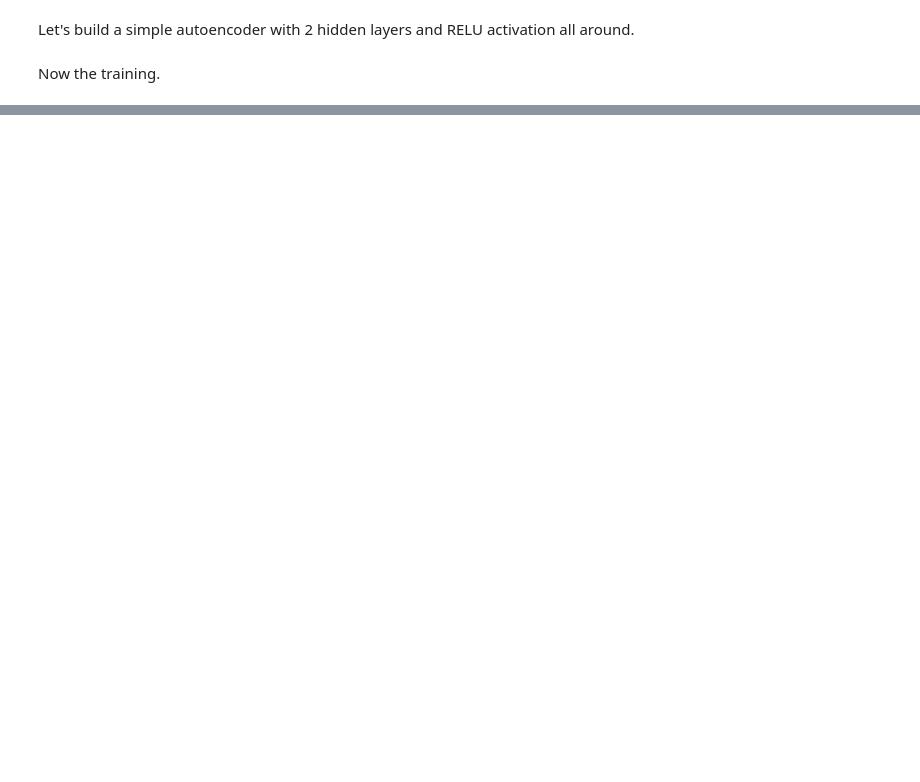
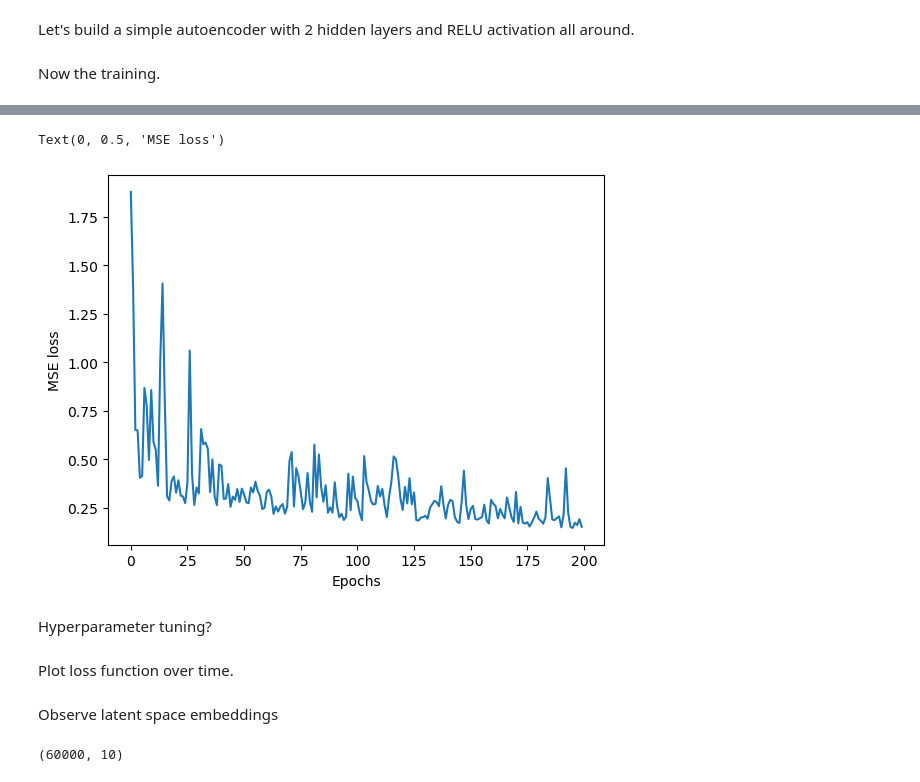
Before and after one commit to eddykang06/cfu_prediction, a Jupyter notebook: autoencoder.ipynb, the cells around one changed output, grey strips where cells are left out. Drawn from its saved outputs; the diff is of its cells as text; code cells hidden in the pictures; blank space fills up the shorter version.

Commit message:
trained AE on raw data

```diff
--- a/autoencoder.ipynb
+++ b/autoencoder.ipynb
@@ -42,9 +51,10 @@ sc_data = pd.concat(sc_dfs, axis = 1, join = "outer")
 sc_data.fillna(0, inplace = True)
 
 # Convert to torch tensor
-sc_data = torch.tensor(sc_data.values)
+sc_data = torch.tensor(sc_data.values).T
 
 # Check dims and other stats*
-print(f"# Genes : {sc_data.shape[0]}")
-print(f"# Cells : {sc_data.shape[1]}")
+print(f"Data dims : {sc_data.shape}")
+print(f"# Cells   : {sc_data.shape[0]}")
+print(f"# Genes   : {sc_data.shape[1]}")
 # %% [output]
@@ -70,7 +92,7 @@ class simpleAE(nn.Module):
         self.enc_latent = nn.Linear(h2, latent_dim)
         # Decoder layers
         self.dec_fc1    = nn.Linear(latent_dim, h2)
-        self.dec_fc2    = nn.Linear(latent_dim, h2)
+        self.dec_fc2    = nn.Linear(h2, h1)
         self.dec_out    = nn.Linear(h1, input_dim)
 
     def encode(self, x):
@@ -94,7 +116,7 @@ class simpleAE(nn.Module):
 # %% [markdown]
 Now the training.
 # %%
-def train_ae(model, X, epochs, batch_size = 200, lr = 1e-3):
+def train_ae(model, X, epochs, batch_size = 64, lr = 1e-3):
 
     # Define dataset and batches
     dataset = TensorDataset(X)
@@ -117,7 +139,7 @@ def train_ae(model, X, epochs, batch_size = 200, lr = 1e-3):
 
             # Single batch
             (xb,) = batch_tuple
-            xb = xb.to(device)
+            xb = xb.to(device).float()
 
             # Generate predicted x
             xhat, _ = model(xb)
@@ -140,7 +162,7 @@ def train_ae(model, X, epochs, batch_size = 200, lr = 1e-3):
     return losses
 # %%
 # Store the number of input dimensions
-num_genes = sc_data.shape[0]
+num_genes = sc_data.shape[1]
 
 # Train the autoencoder
 print("Training standard autoencoder...")
@@ -167,0 +195,23 @@ plt.tight_layout(); plt.show()
+# %%
+plt.plot(losses)
+plt.xlabel("Epochs")
+plt.ylabel("MSE loss")
+# %% [output]
+Text(0, 0.5, 'MSE loss')
+[figure, added]
+# %% [markdown]
+Hyperparameter tuning?
+# %% [markdown]
+Plot loss function over time.
+# %% [markdown]
+Observe latent space embeddings
+# %%
+# Extract latent space by using encoder block
+ae.eval()
+with torch.no_grad():
+    z = ae.encode(sc_data.float().to(device)).cpu().numpy()
+
+# Plot latent space
+z.shape
+# %% [output]
+(60000, 10)
```
Also changed, not shown: parts of 6 cells of this notebook.
